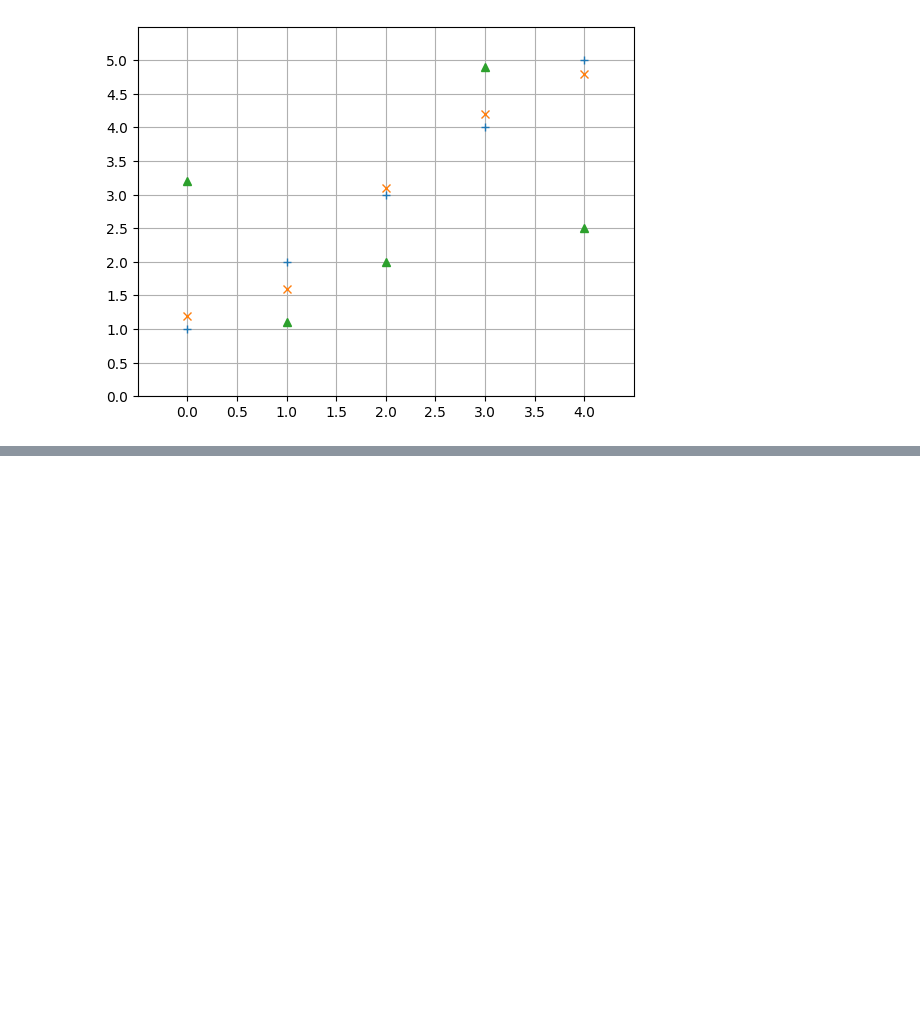
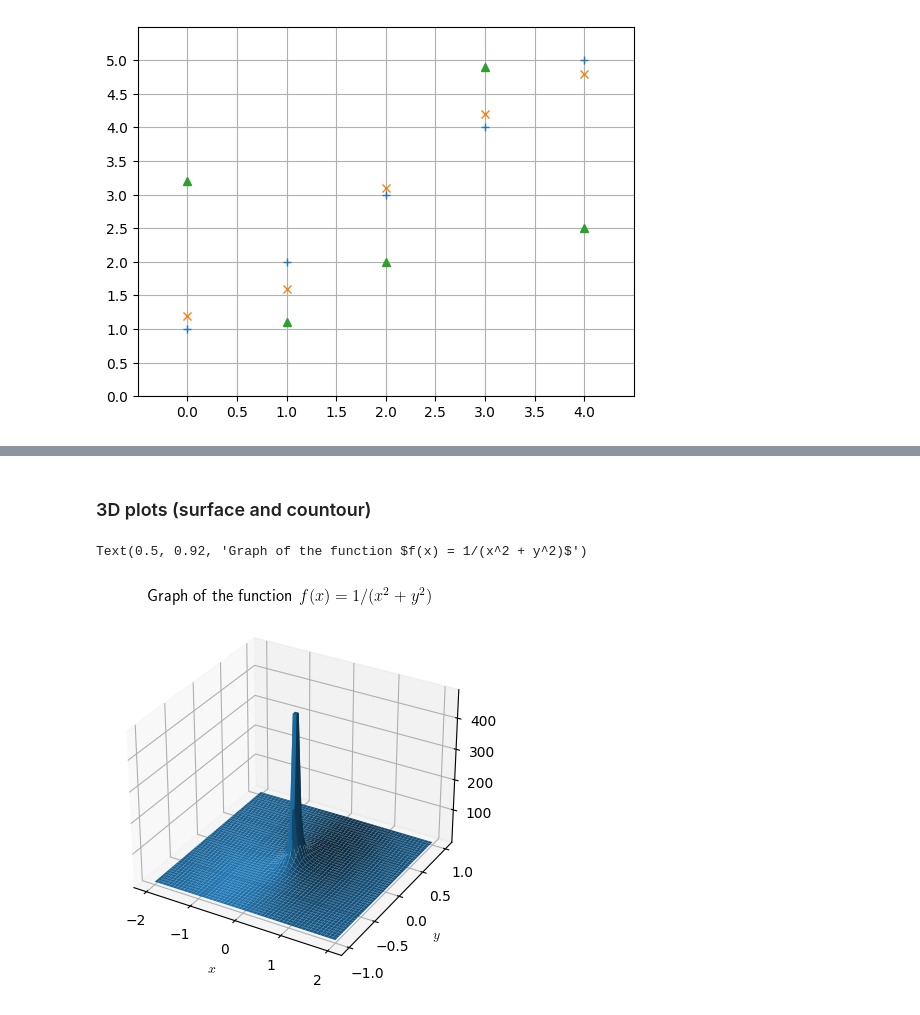
Before and after one commit to claudym/applying_math_hon, a Jupyter notebook: 02_matplotlib.ipynb, the cells around one changed output, grey strips where cells are left out. Drawn from its saved outputs; the diff is of its cells as text; code cells hidden in the pictures; blank space fills up the shorter version.

```diff
--- a/02_matplotlib.ipynb
+++ b/02_matplotlib.ipynb
@@ -52,0 +115,20 @@ lines = ax.plot(y1, '+', y2, 'x', y3, '^')
+# %% [markdown]
+###  3D plots (surface and countour)
+# %%
+# Plot f(x, y) = 1/(x**2 + y**2)
+X = np.linspace(-2, 2)
+Y = np.linspace(-1, 1)
+# Create a grid for the z values
+x, y = np.meshgrid(X, Y)
+z = 1/(x**2+y**2)
+# Create a figure
+fig = plt.figure()
+ax = fig.add_subplot(projection='3d')  # declare 3d plot
+ax.plot_surface(x, y, z)
+ax.set_xlabel('$x$', usetex=True)
+ax.set_ylabel('$y$', usetex=True)
+ax.set_zlabel('$z$', usetex=True)
+ax.set_title('Graph of the function $f(x) = 1/(x^2 + y^2)$', usetex=True)
+# %% [output]
+Text(0.5, 0.92, 'Graph of the function $f(x) = 1/(x^2 + y^2)$')
+[figure, added]
```
Also changed, not shown: parts of 6 cells of this notebook.
